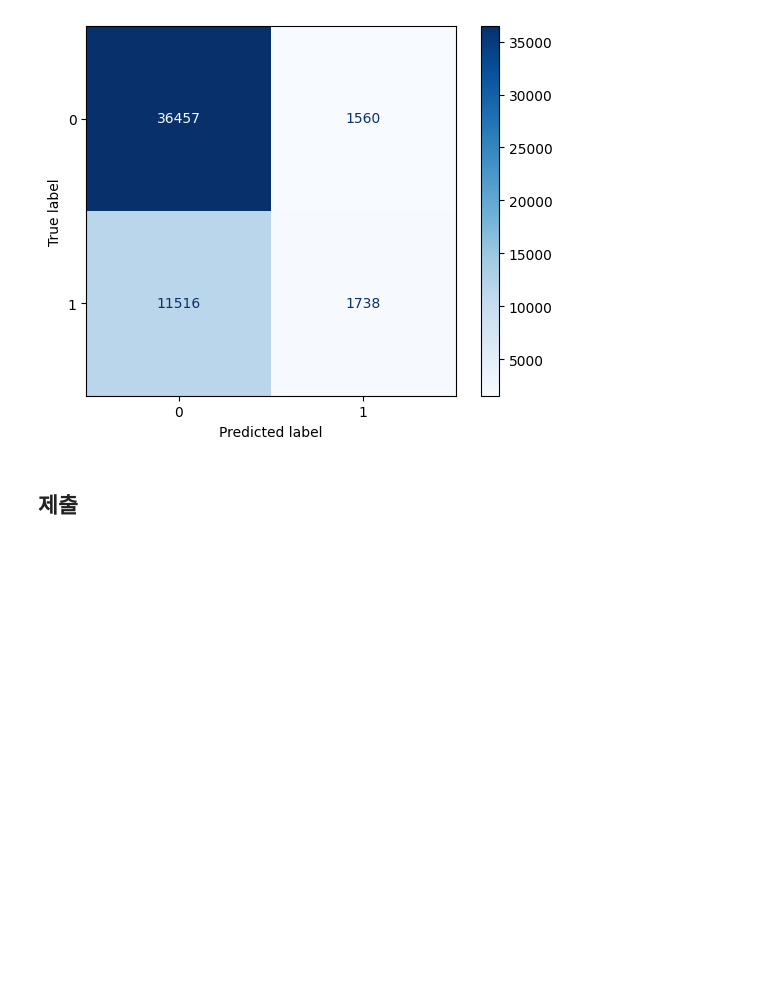
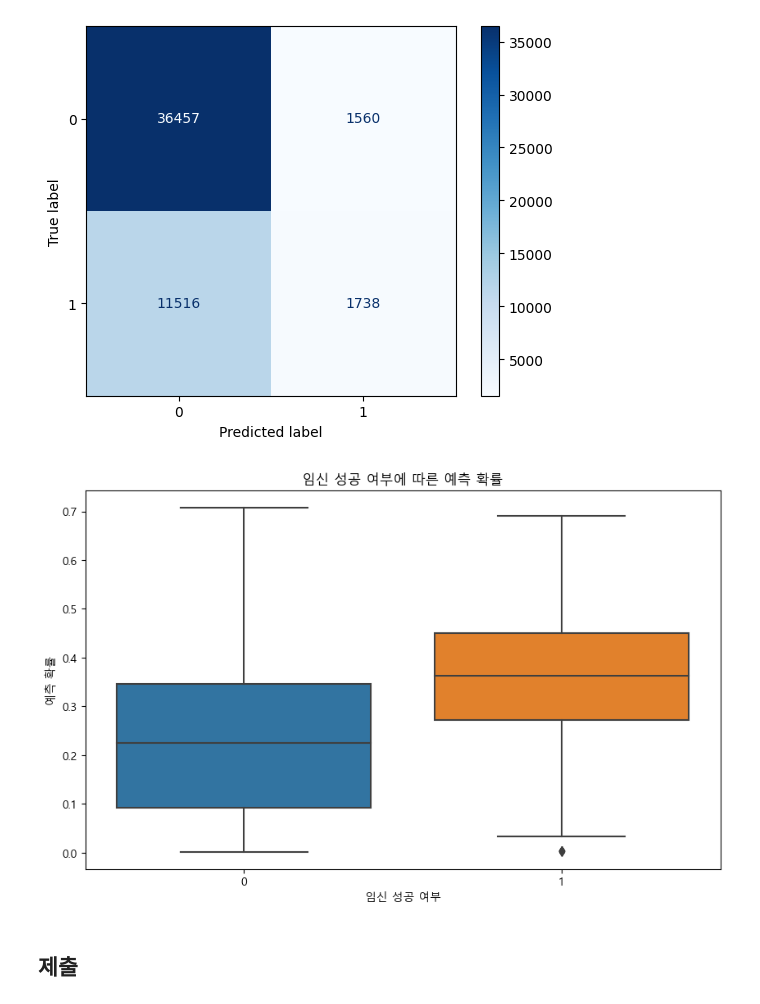
Before and after one commit to BaekJunehong/LG_Aimers_6th, a Jupyter notebook: code/code25_Modeling.ipynb, the cells around one changed output. Drawn from its saved outputs; the diff is of its cells as text; code cells hidden in the pictures; blank space fills up the shorter version.

```diff
--- a/code/code25_Modeling.ipynb
+++ b/code/code25_Modeling.ipynb
@@ -599,6 +599,31 @@ Model Accuracy: 0.7449630395350197
 Model F1 Score: 0.21000483325277916
 Model AUC: 0.737965627180702
 [figure]
+# %%
+import platform
+from matplotlib import rc
+
+# 운영 체제에 따라 폰트 설정
+if platform.system() == 'Windows':  # Windows 환경
+    rc('font', family='Malgun Gothic')  # 맑은 고딕
+
+# 음수 표시 가능하도록 설정
+plt.rcParams['axes.unicode_minus'] = False
+# %%
+import seaborn as sns
+
+# y_pred_proba를 임신_성공_여부에 따라 박스플롯으로 출력
+result_df = pd.DataFrame({'임신_성공_여부': y_test, '예측_확률': y_pred_proba})
+
+# 박스플롯 출력
+plt.figure(figsize=(10, 6))
+sns.boxplot(x='임신_성공_여부', y='예측_확률', data=result_df)
+plt.title('임신 성공 여부에 따른 예측 확률')
+plt.xlabel('임신 성공 여부')
+plt.ylabel('예측 확률')
+plt.show()
+# %% [output]
+[figure, added]
 # %% [markdown]
 ## 제출
 # %%
```
Also changed, not shown: parts of 3 cells of this notebook, 1 other file.
